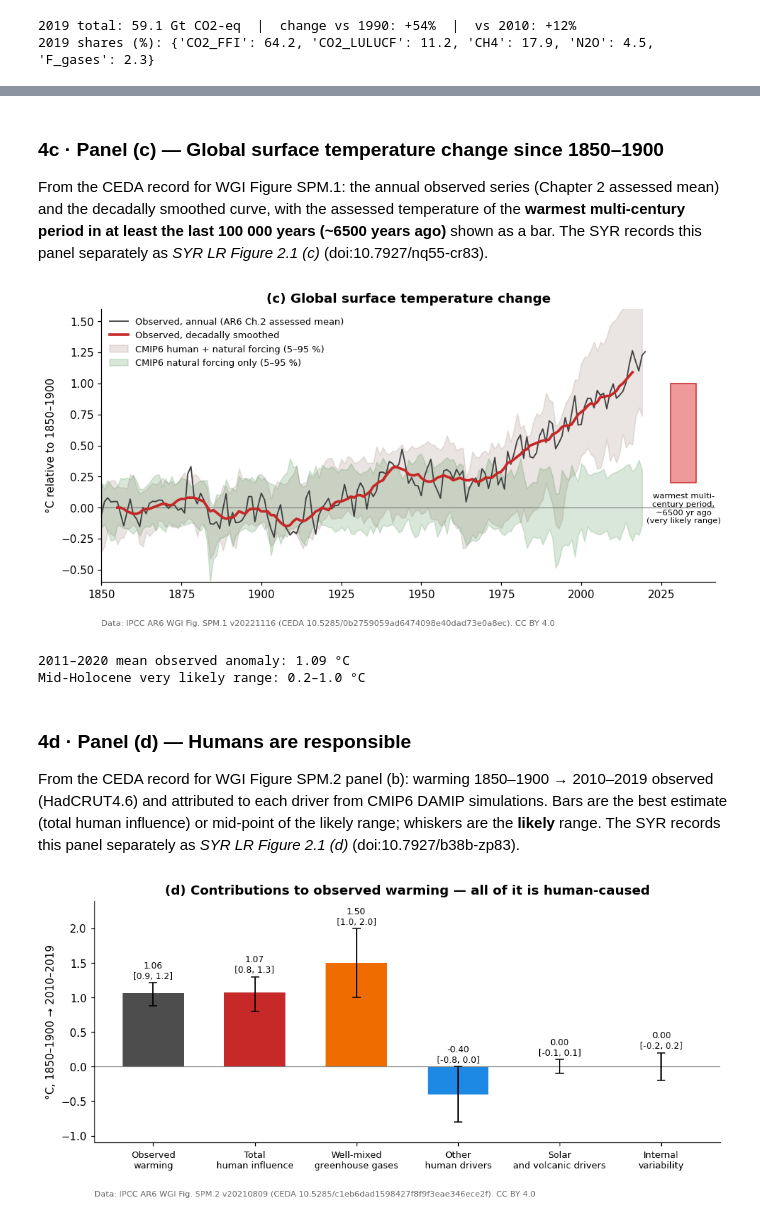
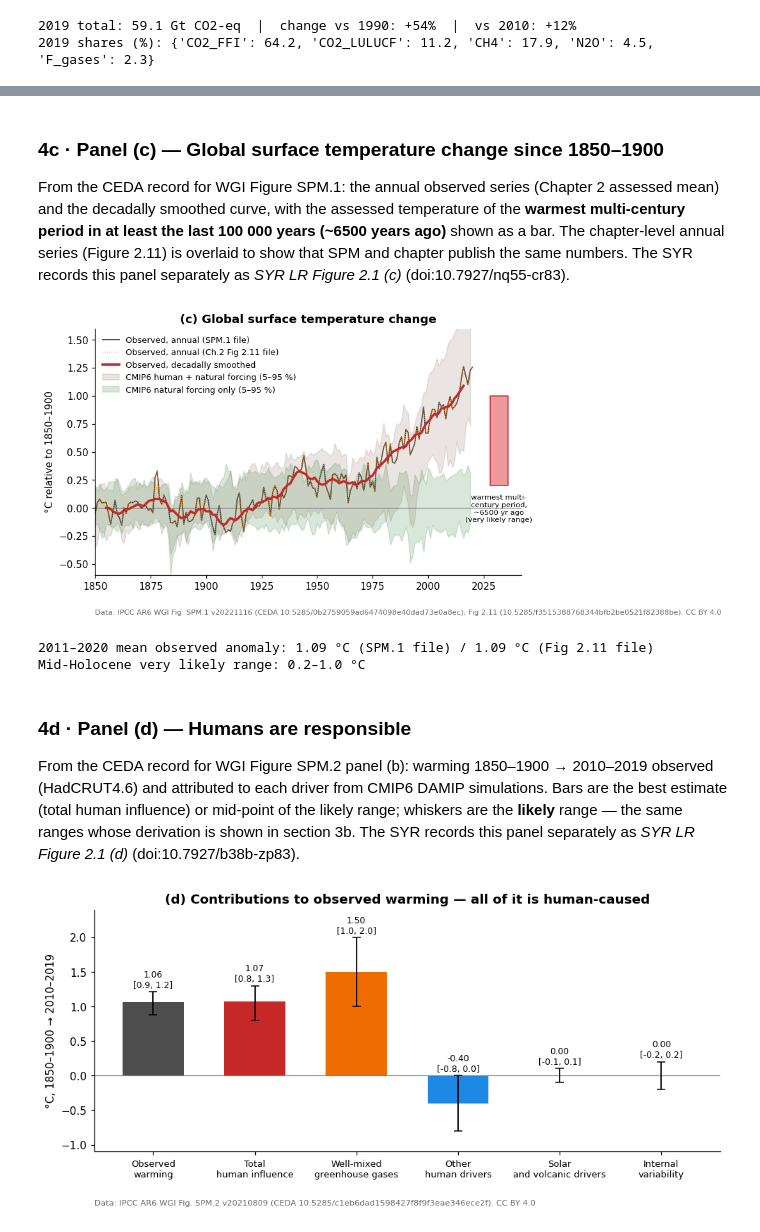
Before and after one commit to IPCC-Expert-Activity-7th-AR/ar6-syr-fig2-1-data-story, a Jupyter notebook: ar6_syr_fig2_1_data_story.ipynb, the cells around one changed output, grey strips where cells are left out. Saved outputs shown, nothing was run; the diff lists cells and outputs as text; code cells hidden in the pictures.

```diff
--- a/ar6_syr_fig2_1_data_story.ipynb
+++ b/ar6_syr_fig2_1_data_story.ipynb
@@ -251,45 +440,48 @@ N2O: 1978 = 300.0 ppb  →  2019 = 331.9 ppb
 
 From the CEDA record for WGI Figure SPM.1: the annual observed series (Chapter 2 assessed mean) and the decadally smoothed curve,
 with the assessed temperature of the **warmest multi-century period in at least the last 100 000 years (~6500 years ago)** shown as a bar.
+The chapter-level annual series (Figure 2.11) is overlaid to show that SPM and chapter publish the same numbers.
 The SYR records this panel separately as *SYR LR Figure 2.1 (c)* (doi:10.7927/nq55-cr83).
 # %%
-_, gmst = read_badc_csv(f"{DATA}/wgi_spm1/gmst_changes_model_and_obs.csv")
-_, obs_dec = read_badc_csv(f"{DATA}/wgi_spm1/SPM1_1850-2020_obs.csv")
-_, holo = read_badc_csv(f"{DATA}/wgi_spm1/spm1_6500_recon.csv")
+_, gmst = read_badc_csv("data/final/wgi_spm1/gmst_changes_model_and_obs.csv")
+_, obs_dec = read_badc_csv("data/final/wgi_spm1/SPM1_1850-2020_obs.csv")
+_, holo = read_badc_csv("data/final/wgi_spm1/spm1_6500_recon.csv")
 gmst = gmst.set_index("Year").sort_index()
 obs_dec = obs_dec.set_index("Year").sort_index()
 holo_lo, holo_hi = holo.iloc[0, 1], holo.iloc[0, 2]
+ch2 = read_csv("data/intermediate/wgi_ch2_fig2_11/Figure2_11_panel_a.csv", skiprows=1, usecols=[0, 1], index_col=0).iloc[:, 0].dropna().sort_index()
 
 fig, ax = plt.subplots(figsize=(9, 4.6))
 ax.axhline(0, color="0.5", lw=0.8)
-ax.bar(1850, 0, 0)  # keep x origin
-ax.plot(gmst.index, gmst["gsta_black_obs"], color="0.25", lw=1.2, label="Observed, annual (AR6 Ch.2 assessed mean)")
+ax.plot(gmst.index, gmst["gsta_black_obs"], color="0.25", lw=1.2, label="Observed, annual (SPM.1 file)")
+ax.plot(ch2.index, ch2.values, color="#ff8f00", lw=0.8, ls=":", label="Observed, annual (Ch.2 Fig 2.11 file)")
 ax.plot(obs_dec.index, obs_dec["Temperature"], color="#c62828", lw=2.4, label="Observed, decadally smoothed")
 ax.fill_between(gmst.index, gmst["gsta_brown_shading_bottom_hist_ssp245"], gmst["gsta_brown_shading_top_hist_ssp245"],
                 color="#8d6e63", alpha=0.18, label="CMIP6 human + natural forcing (5–95 %)")
 ax.fill_between(gmst.index, gmst["gsta_green_shading_bottom_hist_nat"], gmst["gsta_green_shading_top_hist_nat"],
                 color="#2e7d32", alpha=0.18, label="CMIP6 natural forcing only (5–95 %)")
-# Holocene bar at the right
 ax.bar(2032, holo_hi - holo_lo, bottom=holo_lo, width=8, color="#ef9a9a", edgecolor="#c62828")
 ax.text(2032, holo_lo - 0.08, "warmest multi-\ncentury period,\n~6500 yr ago\n(very likely range)", ha="center", va="top", fontsize=7.5)
 ax.set_xlim(1850, 2042); ax.set_ylim(-0.6, 1.6)
 ax.set_ylabel("°C relative to 1850–1900")
 ax.set_title("(c) Global surface temperature change")
 ax.legend(loc="upper left", frameon=False, fontsize=8.5)
-ax.text(0, -0.16, "Data: IPCC AR6 WGI Fig. SPM.1 v20221116 (CEDA 10.5285/0b2759059ad6474098e40dad73e0a8ec). CC BY 4.0",
+ax.text(0, -0.16, "Data: IPCC AR6 WGI Fig. SPM.1 v20221116 (CEDA 10.5285/0b2759059ad6474098e40dad73e0a8ec); Fig 2.11 (10.5285/f3515388768344bfb2be0521f82388be). CC BY 4.0",
         transform=ax.transAxes, fontsize=7.5, color="0.4")
 plt.tight_layout(); plt.show()
 
-print("2011–2020 mean observed anomaly: {:.2f} °C".format(gmst.loc[2011:2020, "gsta_black_obs"].mean()))
+print("2011–2020 mean observed anomaly: {:.2f} °C (SPM.1 file) / {:.2f} °C (Fig 2.11 file)".format(
+      gmst.loc[2011:2020, "gsta_black_obs"].mean(), ch2.loc[2011:2020].mean()))
 print("Mid-Holocene very likely range: {:.1f}–{:.1f} °C".format(holo_lo, holo_hi))
 # %% [output]
-[figure, old version]
+[figure, new version]
-2011–2020 mean observed anomaly: 1.09 °C
+2011–2020 mean observed anomaly: 1.09 °C (SPM.1 file) / 1.09 °C (Fig 2.11 file)
 Mid-Holocene very likely range: 0.2–1.0 °C
 # %% [markdown]
 ### 4d · Panel (d) — Humans are responsible
 
 From the CEDA record for WGI Figure SPM.2 panel (b): warming 1850–1900 → 2010–2019 observed (HadCRUT4.6) and attributed to each driver
-from CMIP6 DAMIP simulations. Bars are the best estimate (total human influence) or mid-point of the likely range; whiskers are the **likely** range.
+from CMIP6 DAMIP simulations. Bars are the best estimate (total human influence) or mid-point of the likely range; whiskers are the **likely** range
+— the same ranges whose derivation is shown in section 3b.
 The SYR records this panel separately as *SYR LR Figure 2.1 (d)* (doi:10.7927/b38b-zp83).
 # %%
```
Also changed, not shown: parts of 27 cells of this notebook, 34 other files.
